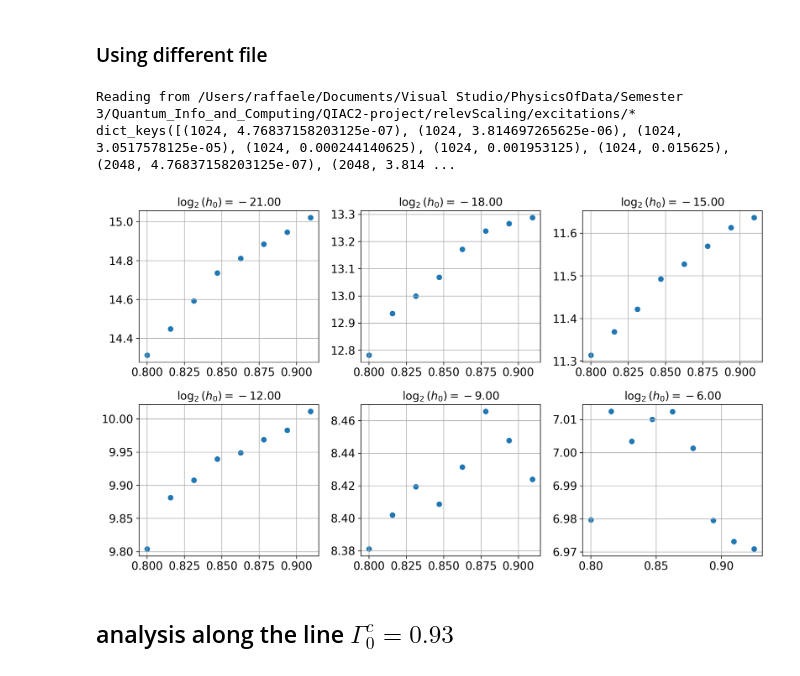
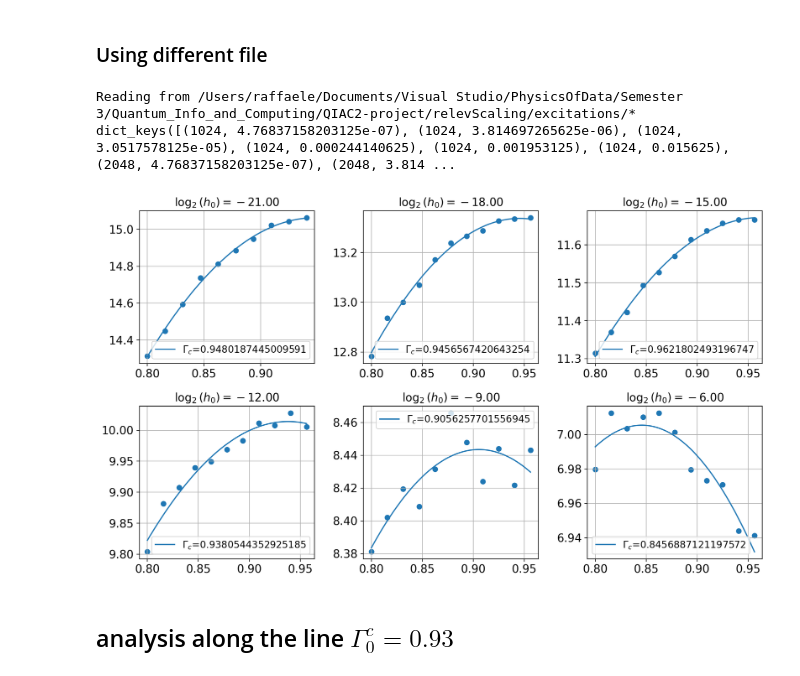
Before and after one commit to RaffaeleSabatini/SDRG-Implementation-and-Analysis, a Jupyter notebook: main.ipynb, the cells around one changed output. Saved outputs shown, nothing was run; the diff lists cells and outputs as text; code cells hidden in the pictures.

```diff
--- a/main.ipynb
+++ b/main.ipynb
@@ -124,11 +124,11 @@ Reading from /Users/raffaele/Documents/Visual Studio/PhysicsOfData/Semester_3/Qu
 ### Using different file
 # %%
 final_values = read_final_values(dir_name="relevScaling/excitations", save_gamma=True)
-plot_critical_positions(final_values, L = 2048)
+plot_critical_positions(final_values, L = 2048, fit_parabolas=True)
 # %% [output]
 Reading from /Users/raffaele/Documents/Visual Studio/PhysicsOfData/Semester 3/Quantum_Info_and_Computing/QIAC2-project/relevScaling/excitations/*
 dict_keys([(1024, 4.76837158203125e-07), (1024, 3.814697265625e-06), (1024, 3.0517578125e-05), (1024, 0.000244140625), (1024, 0.001953125), (1024, 0.015625), (2048, 4.76837158203125e-07), (2048, 3.814 ...
-[figure, old version]
+[figure, new version]
 # %% [markdown]
 ## analysis along the line $\Gamma_0^c= 0.93$
 # %%
```
Also changed, not shown: parts of 2 cells of this notebook, 1 other file.
